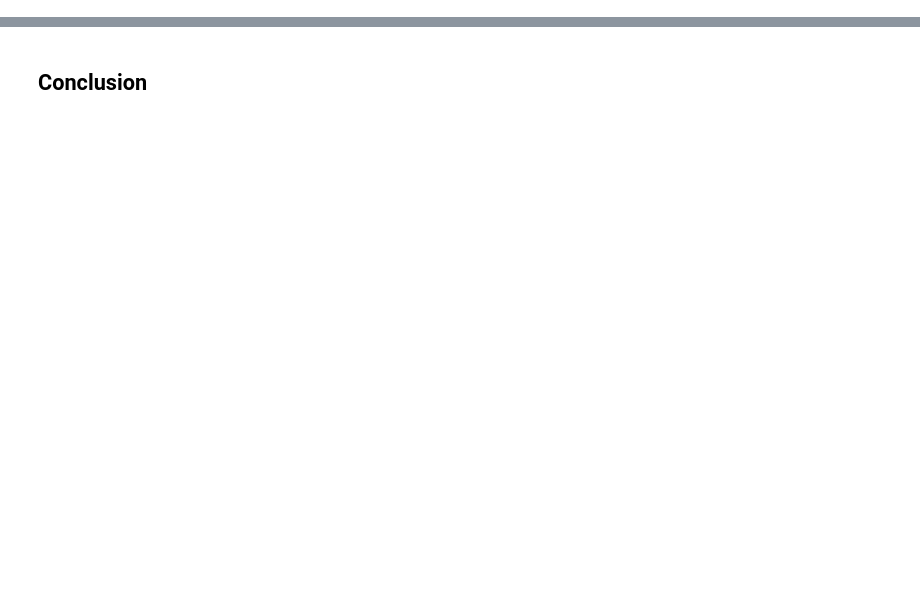
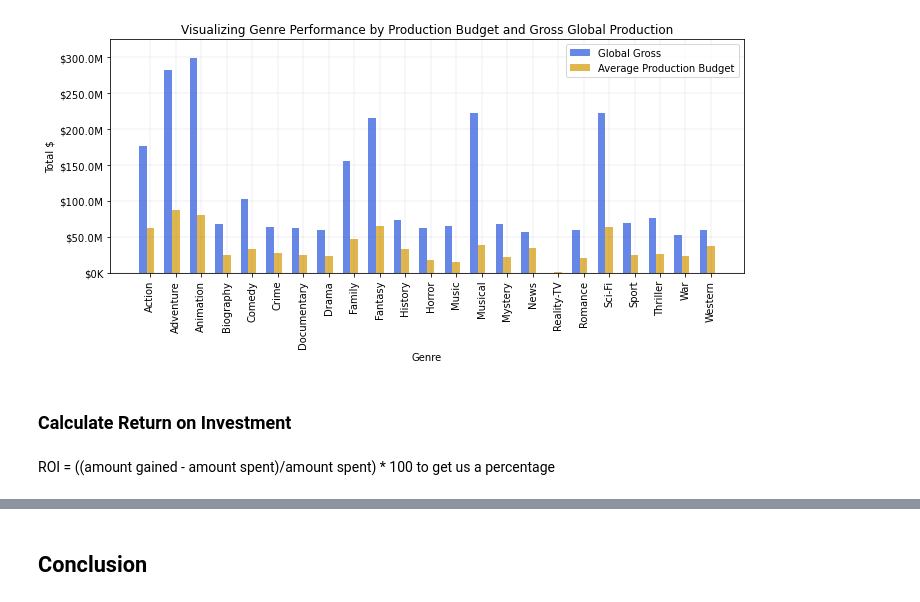
Before and after one commit to LaurenElaine/dsc-phase-1-project-v2-4, a Jupyter notebook: Microsoft Movie Studio Reommendations.ipynb, the cells around one changed output, grey strips where cells are left out. Saved outputs shown, nothing was run; the diff lists cells and outputs as text; code cells hidden in the pictures; blank space fills up the shorter version.

```diff
--- a/Microsoft Movie Studio Reommendations.ipynb
+++ b/Microsoft Movie Studio Reommendations.ipynb
@@ -94,0 +817,6 @@ Then I could take the directors and writers and connect them to profitability an
+# %%
+# find the average worldwide prodcution of each genres representation
+# in the merged full_movie_details dataset
+global_gross_mean_genres = round(full_movie_details.groupby('genres_split')['worldwide_gross'].
+                                   mean(), 0)
+global_gross_mean_genres
@@ -94,0 +942,50 @@ Then I could take the directors and writers and connect them to profitability an
+# %%
+labels = global_gross_mean_genres.index
+
+def currency(x, pos):
+    if x >= 1e6:
+        s = '${:1.1f}M'.format(x * 1e-6)
+    else:
+        s = '${:1.0f}K'.format(x * 1e-3)
+    return s
+
+x = np.arange(len(labels)) # the label locations
+# cite: https://matplotlib.org/stable/gallery/lines_bars_and_markers/barchart.html
+
+bar_width = 0.3
+fig, ax = plt.subplots(figsize=(10,5))
+
+ax1 = ax.bar(x - bar_width/2,
+             global_gross_mean_genres.values,
+             width = 0.3,
+             color = 'royalblue',
+             alpha = .8,
+             label='Global Gross')
+ax2 = ax.bar(x + bar_width/2,
+             prodcution_mean_genres.values,
+             width = 0.3,
+             color = 'goldenrod',
+             alpha = .8,
+             label='Average Production Budget')
+ax.yaxis.set_major_formatter(currency)
+plt.ylim(0,325000000)
+ax.set_xticks(x + bar_width / 2)
+ax.set_xticklabels(global_gross_mean_genres.index.unique())
+ax.tick_params(axis='x', labelrotation=90)
+ax.grid(color='#666699', linestyle='-', linewidth=0.1)
+ax.set_xlabel('Genre')
+ax.set_ylabel('Total $')
+
+
+# Add some text for labels, title and custom x-axis tick labels, etc.
+ax.set_title('Visualizing Genre Performance by Production Budget and Gross Global Production')
+ax.legend()
+
+fig.tight_layout()
+plt.show()
+# %% [output]
+[figure, added]
+# %% [markdown]
+### Calculate Return on Investment
+# %% [markdown]
+ROI = ((amount gained - amount spent)/amount spent) * 100 to get us a percentage
```
Also changed, not shown: parts of 120 cells of this notebook.
